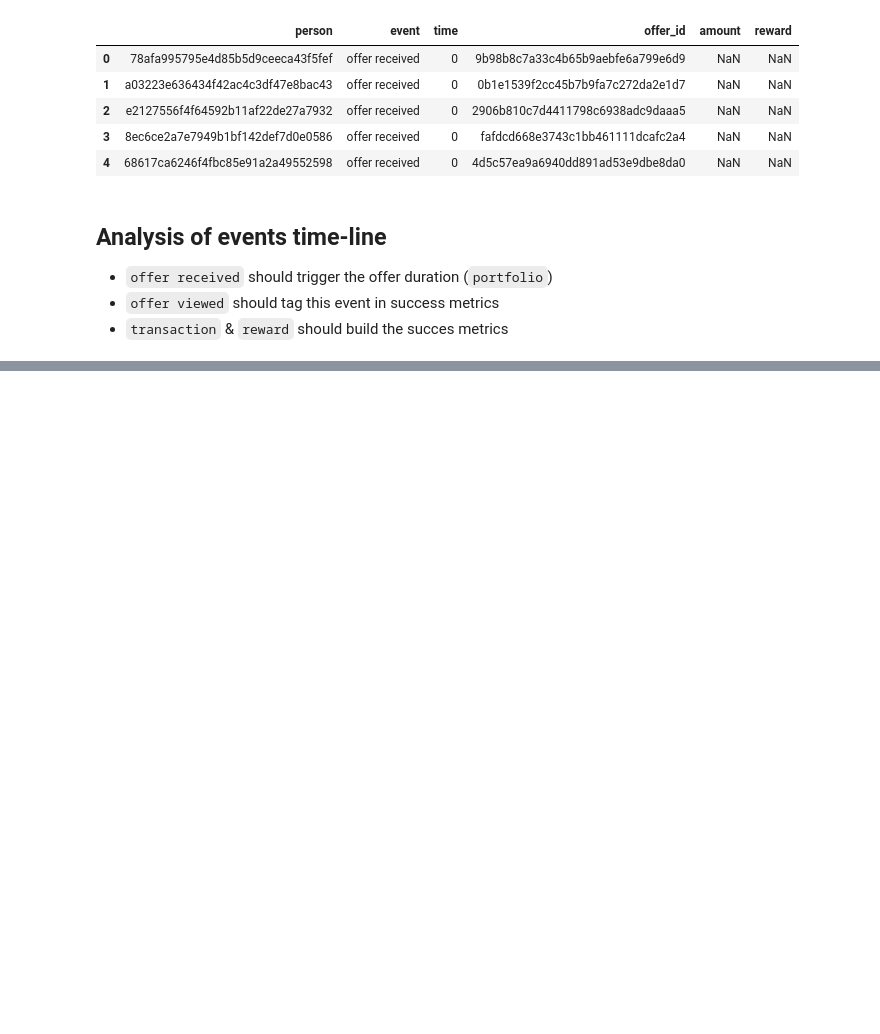
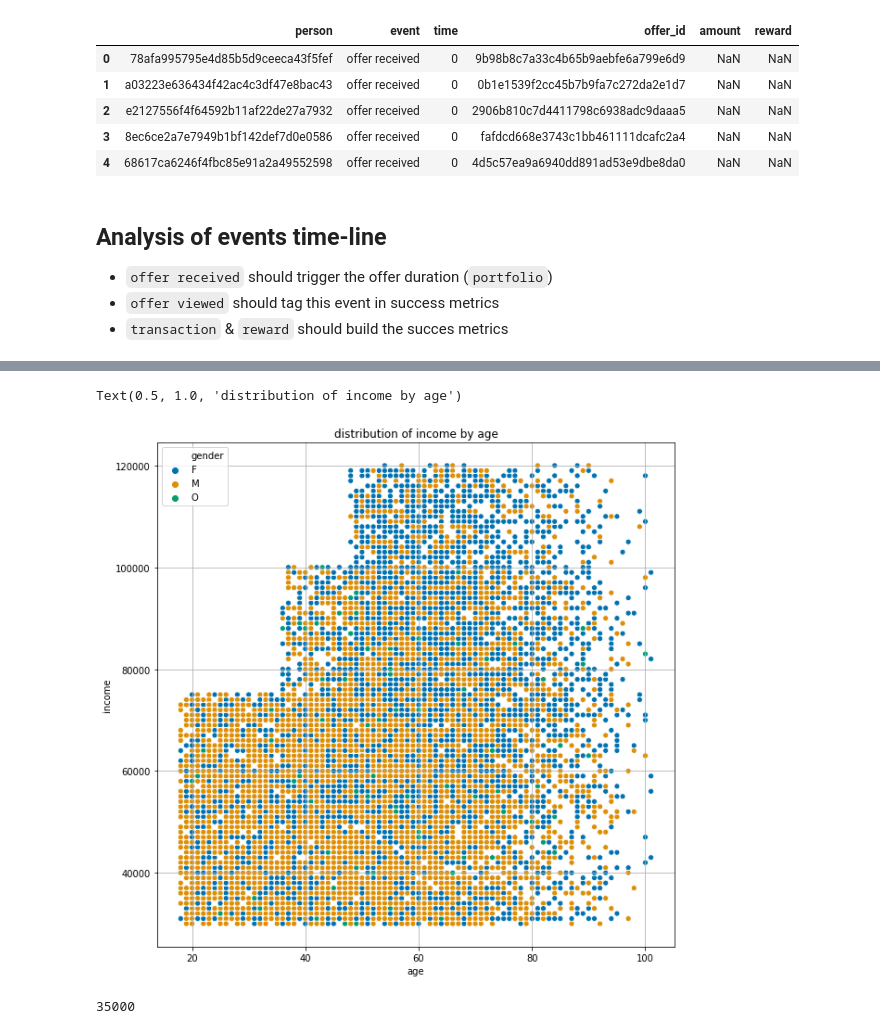
Before and after one commit to 6one2/StarbucksChallenge, a Jupyter notebook: devStarbucks.ipynb, the cells around one changed output, grey strips where cells are left out. Saved outputs shown, nothing was run; the diff lists cells and outputs as text; code cells hidden in the pictures; blank space fills up the shorter version.

```diff
--- a/devStarbucks.ipynb
+++ b/devStarbucks.ipynb
@@ -307,0 +403,15 @@ ax[0]
+# %%
+subset_118 = profile.query('age < 118')
+sns.scatterplot(data=subset_118, x='age', y='income', hue='gender', palette='colorblind')
+plt.grid()
+plt.title('distribution of income by age')
+# %% [output]
+Text(0.5, 1.0, 'distribution of income by age')
+[figure, added]
+# %%
+x=32501
+base=5000
+
+base * round(x/base)
+# %% [output]
+35000
```
Also changed, not shown: parts of 35 cells of this notebook.
